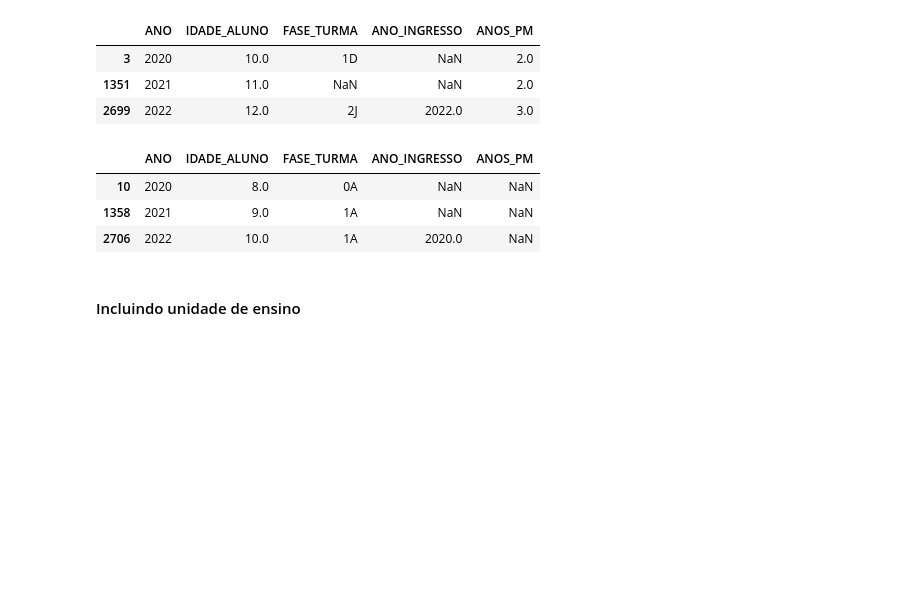
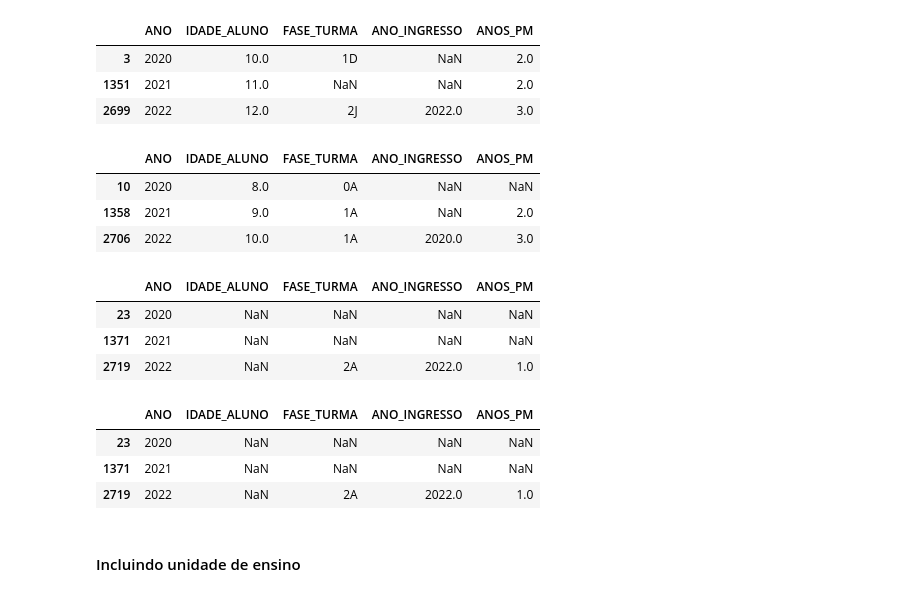
Before and after one commit to jorgeplatero/postech_techchallenge_fase_5, a Jupyter notebook: techchallenge_fase_5.ipynb, the cells around one changed output. Saved outputs shown, nothing was run; the diff lists cells and outputs as text; code cells hidden in the pictures; blank space fills up the shorter version.

```diff
--- a/techchallenge_fase_5.ipynb
+++ b/techchallenge_fase_5.ipynb
@@ -420,9 +420,15 @@ df['IDADE_ALUNO_2021'] = idade_aluno_2021
 anos_pm_2021 = []
 for i in range(len(df['ANOS_PM_2020'])):
     if df.notnull().iloc[i, 4] and df.isnull().iloc[i, 20]:
-        anos_pm_2021.append(df['ANOS_PM_2020'][i])
+        if df.notnull().iloc[i, 3]:
+            anos_pm_2021.append(df['ANOS_PM_2020'][i])
+        else:
+            anos_pm_2021.append(2021 - df['ANO_INGRESSO_2022'][i])
     elif df.notnull().iloc[i, 4] and df.notnull().iloc[i, 20]:
-        anos_pm_2021.append(df['ANOS_PM_2020'][i] + 1)
+        if df.notnull().iloc[i, 3]:
+            anos_pm_2021.append(df['ANOS_PM_2020'][i] + 1)
+        else:
+            anos_pm_2021.append(2021 - df['ANO_INGRESSO_2022'][i] + 1)
     elif df.isnull().iloc[i, 4] and df.notnull().iloc[i, 20]:
         anos_pm_2021.append(1)
     else:
@@ -461,13 +467,25 @@ df.drop('TURMA_2021', axis=1, inplace=True)
 anos_pm_2022 = []
 for i in range(len(df['ANOS_PM_2020'])):
     if df.notnull().iloc[i, 4] and df.notnull().iloc[i, 20] and df.notnull().iloc[i, 39]:
-        anos_pm_2022.append(df['ANOS_PM_2020'][i] + 2)
+        if df.notnull().iloc[i, 3]:
+            anos_pm_2022.append(df['ANOS_PM_2021'][i] + 1)
+        else:
+            anos_pm_2022.append(2022 - df['ANO_INGRESSO_2022'][i] + 1)
     elif df.notnull().iloc[i, 4] and df.notnull().iloc[i, 20] and df.isnull().iloc[i, 39]:
-        anos_pm_2022.append(df['ANOS_PM_2020'][i] + 1)
+        if df.notnull().iloc[i, 3]:
+            anos_pm_2022.append(df['ANOS_PM_2020'][i] + 1)
+        else:
+            anos_pm_2022.append(2022 - df['ANO_INGRESSO_2022'][i] + 1)
     elif df.notnull().iloc[i, 4] and df.isnull().iloc[i, 20] and df.isnull().iloc[i, 39]:
-        anos_pm_2022.append(df['ANOS_PM_2020'][i])
+        if df.notnull().iloc[i, 3]:
+            anos_pm_2022.append(df['ANOS_PM_2020'][i])
+        else:
+            anos_pm_2022.append(2022 - df['ANO_INGRESSO_2022'][i])
     elif df.notnull().iloc[i, 4] and df.isnull().iloc[i, 20] and df.notnull().iloc[i, 39]:
-        anos_pm_2022.append(df['ANOS_PM_2020'][i] + 1)
+        if df.notnull().iloc[i, 3]:
+            anos_pm_2022.append(df['ANOS_PM_2020'][i] + 1)
+        else:
+            anos_pm_2022.append(2022 - df['ANO_INGRESSO_2022'][i] + 1)
     elif df.isnull().iloc[i, 4] and df.isnull().iloc[i, 20] and df.notnull().iloc[i, 39]:
         anos_pm_2022.append(1)
     elif df.isnull().iloc[i, 4] and df.notnull().iloc[i, 20] and df.notnull().iloc[i, 39]:
@@ -578,13 +596,27 @@ df[df['NOME'] == 'ALUNO-4'][['ANO', 'IDADE_ALUNO', 'FASE_TURMA', 'ANO_INGRESSO',
 | 3 | 2020 | 10.0 | 1D | NaN | 2.0 |
 | 1351 | 2021 | 11.0 | NaN | NaN | 2.0 |
 | 2699 | 2022 | 12.0 | 2J | 2022.0 | 3.0 |
+# %%
+df[df['NOME'] == 'ALUNO-11'][['ANO', 'IDADE_ALUNO', 'FASE_TURMA', 'ANO_INGRESSO', 'ANOS_PM']] #não consta valor em ANOS_PM_2020 mesmo com registro válidos para a data, coluna sendo calculada a partir de ANO_INGRESSO_2022
+# %% [output]
+|  | ANO | IDADE_ALUNO | FASE_TURMA | ANO_INGRESSO | ANOS_PM |
+| 10 | 2020 | 8.0 | 0A | NaN | NaN |
+| 1358 | 2021 | 9.0 | 1A | NaN | 2.0 |
+| 2706 | 2022 | 10.0 | 1A | 2020.0 | 3.0 |
 # %%
-df[df['NOME'] == 'ALUNO-11'][['ANO', 'IDADE_ALUNO', 'FASE_TURMA', 'ANO_INGRESSO', 'ANOS_PM']] #não consta anos de permanência em 2020
+df[df['NOME'] == 'ALUNO-24'][['ANO', 'IDADE_ALUNO', 'FASE_TURMA', 'ANO_INGRESSO', 'ANOS_PM']]
 # %% [output]
 |  | ANO | IDADE_ALUNO | FASE_TURMA | ANO_INGRESSO | ANOS_PM |
-| 10 | 2020 | 8.0 | 0A | NaN | NaN |
-| 1358 | 2021 | 9.0 | 1A | NaN | NaN |
-| 2706 | 2022 | 10.0 | 1A | 2020.0 | NaN |
+| 23 | 2020 | NaN | NaN | NaN | NaN |
+| 1371 | 2021 | NaN | NaN | NaN | NaN |
+| 2719 | 2022 | NaN | 2A | 2022.0 | 1.0 |
+# %%
+df[df['NOME'] == 'ALUNO-24'][['ANO', 'IDADE_ALUNO', 'FASE_TURMA', 'ANO_INGRESSO', 'ANOS_PM']]
+# %% [output]
+|  | ANO | IDADE_ALUNO | FASE_TURMA | ANO_INGRESSO | ANOS_PM |
+| 23 | 2020 | NaN | NaN | NaN | NaN |
+| 1371 | 2021 | NaN | NaN | NaN | NaN |
+| 2719 | 2022 | NaN | 2A | 2022.0 | 1.0 |
 # %% [markdown]
 #### Incluindo unidade de ensino
 # %%
```
Also changed, not shown: 1 other file.
